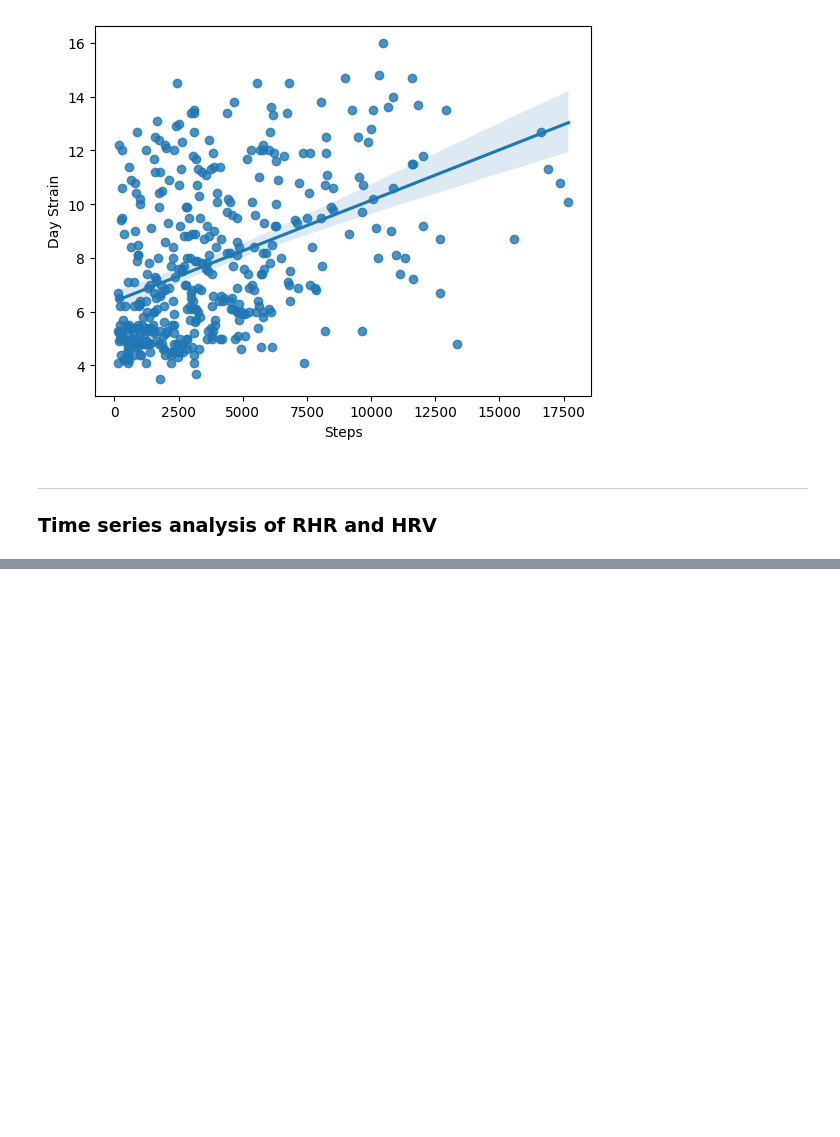
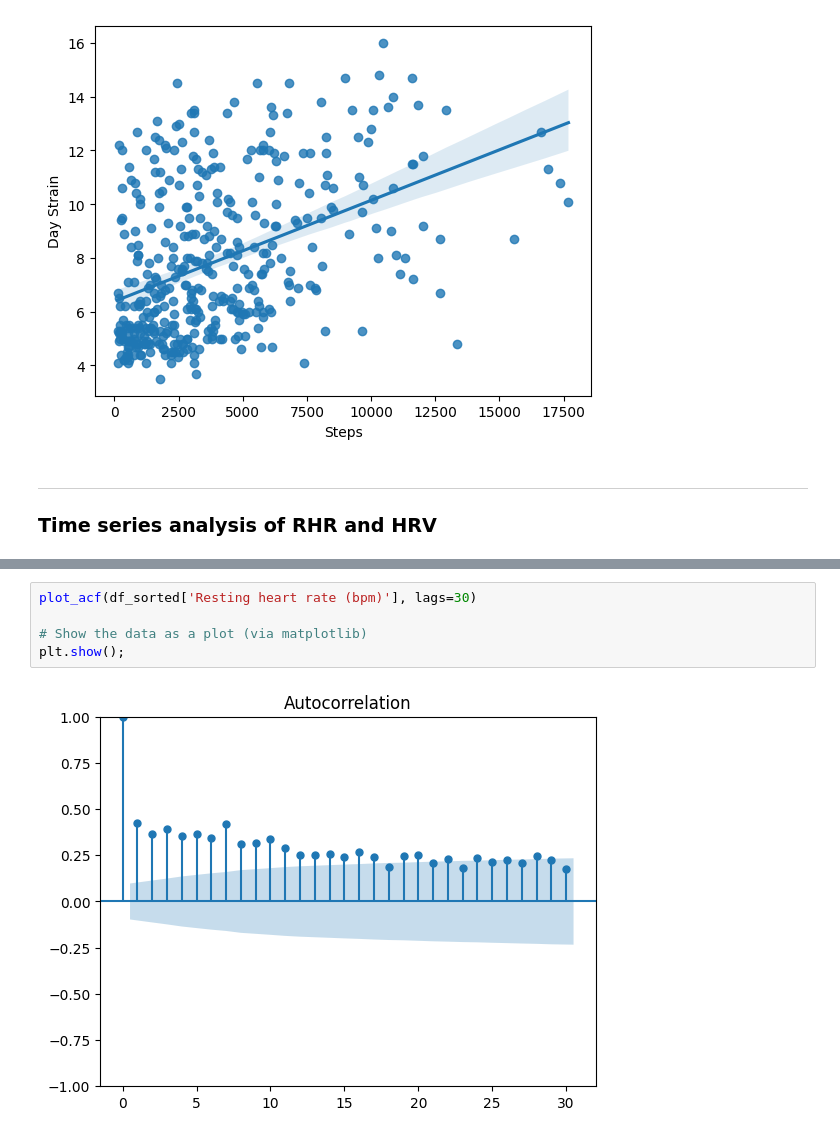
Before and after one commit to psyrgkan/Whoop_investigation, a Jupyter notebook: clean_data.ipynb, the cells around one changed output, grey strips where cells are left out. Saved outputs shown, nothing was run; the diff lists cells and outputs as text; blank space fills up the shorter version.

```diff
--- a/clean_data.ipynb
+++ b/clean_data.ipynb
@@ -988,0 +1045,7 @@ See the caveats in the documentation: https://pandas.pydata.org/pandas-docs/stab
+# %%
+plot_acf(df_sorted['Resting heart rate (bpm)'], lags=30)
+
+# Show the data as a plot (via matplotlib)
+plt.show();
+# %% [output]
+[figure, added]
```
Also changed, not shown: parts of 29 cells of this notebook.
